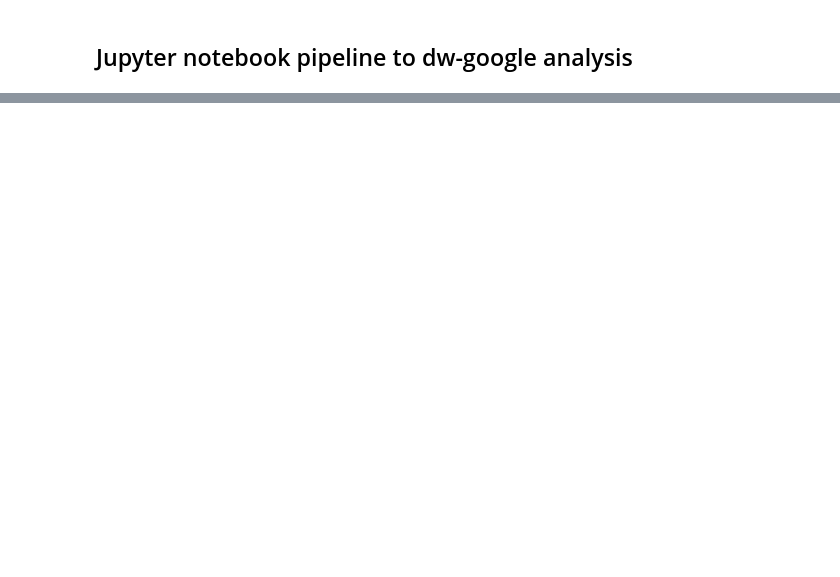
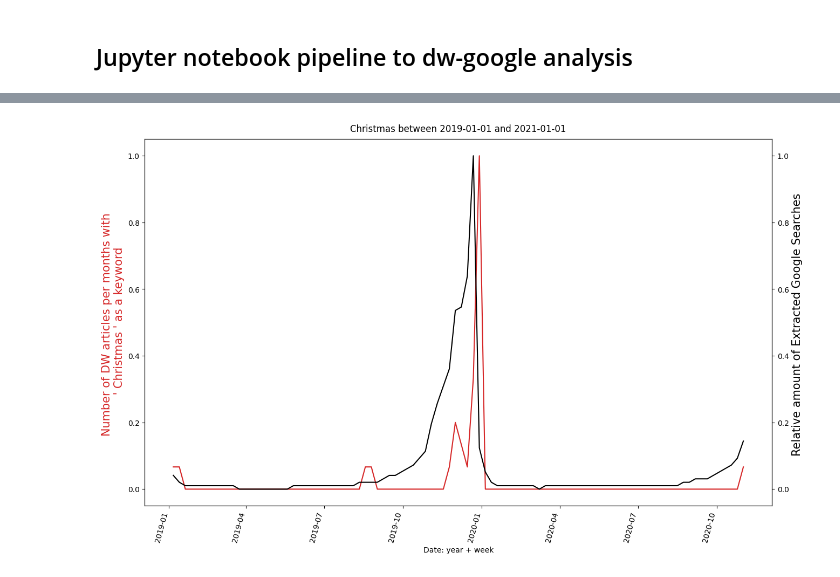
Before and after one commit to mariosakritas/NLP-methods-for-news-articles, a Jupyter notebook: notebooks/anya_dw_google_keyword_timeseries.ipynb, the cells around one changed output, grey strips where cells are left out. Cells and saved outputs as stored; diff of their text form; code cells hidden in the pictures; blank space fills up the shorter version.

```diff
--- a/notebooks/anya_dw_google_keyword_timeseries.ipynb
+++ b/notebooks/anya_dw_google_keyword_timeseries.ipynb
@@ -189,0 +248,5 @@ def get_dw_timeseries(df_clean, keyword, resolution = 'weekly', start_date = '20
+# %%
+#plotting of thw two scaled timeseries
+plot_timeseries_dw_google(input_keyword, x=df_plot.index, y=df_plot['scaled_kw'], x1=df_plot.index, y1=df_plot['scaled_google'] )
+# %% [output]
+[figure, added]
```
Also changed, not shown: parts of 40 cells of this notebook.
